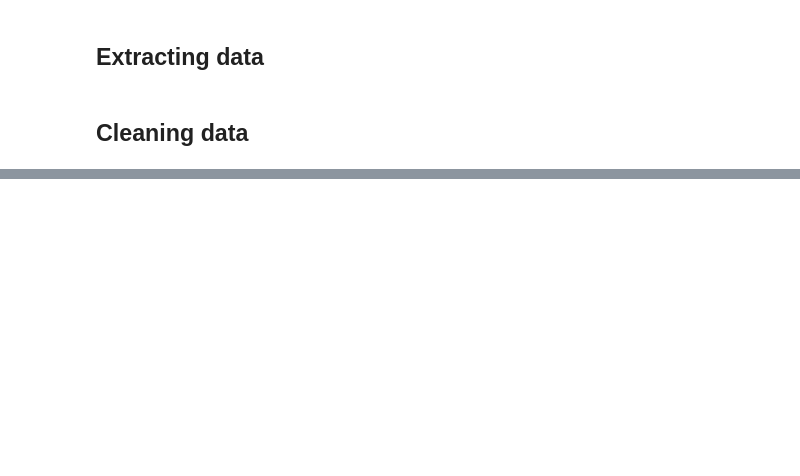
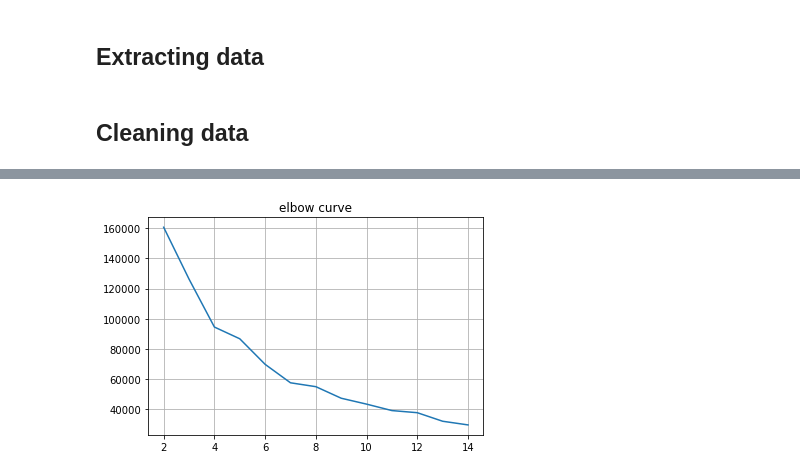
Before and after one commit to elena-lavinia/ADM_HW4, a Jupyter notebook: HW4_ADM_full.ipynb, the cells around one changed output, grey strips where cells are left out. Cells and saved outputs as stored; diff of their text form; code cells hidden in the pictures; blank space fills up the shorter version.

```diff
--- a/HW4_ADM_full.ipynb
+++ b/HW4_ADM_full.ipynb
@@ -91,0 +322,14 @@ df2.to_csv("Scraping.csv")
+# %%
+res2 = list()
+n_cluster = range(2,15)
+for n in n_cluster:
+    km = KMeans(init="k-means++",n_clusters=n)
+    km.fit(matrix)
+    res2.append(np.average(np.min(cdist(matrix, km.cluster_centers_, 'euclidean'), axis=1)))
+# %%
+plt.plot(n_cluster, res2)
+plt.title('elbow curve')
+plt.grid(True)
+plt.show()
+# %% [output]
+[figure, added]
```
Also changed, not shown: parts of 59 cells of this notebook.
